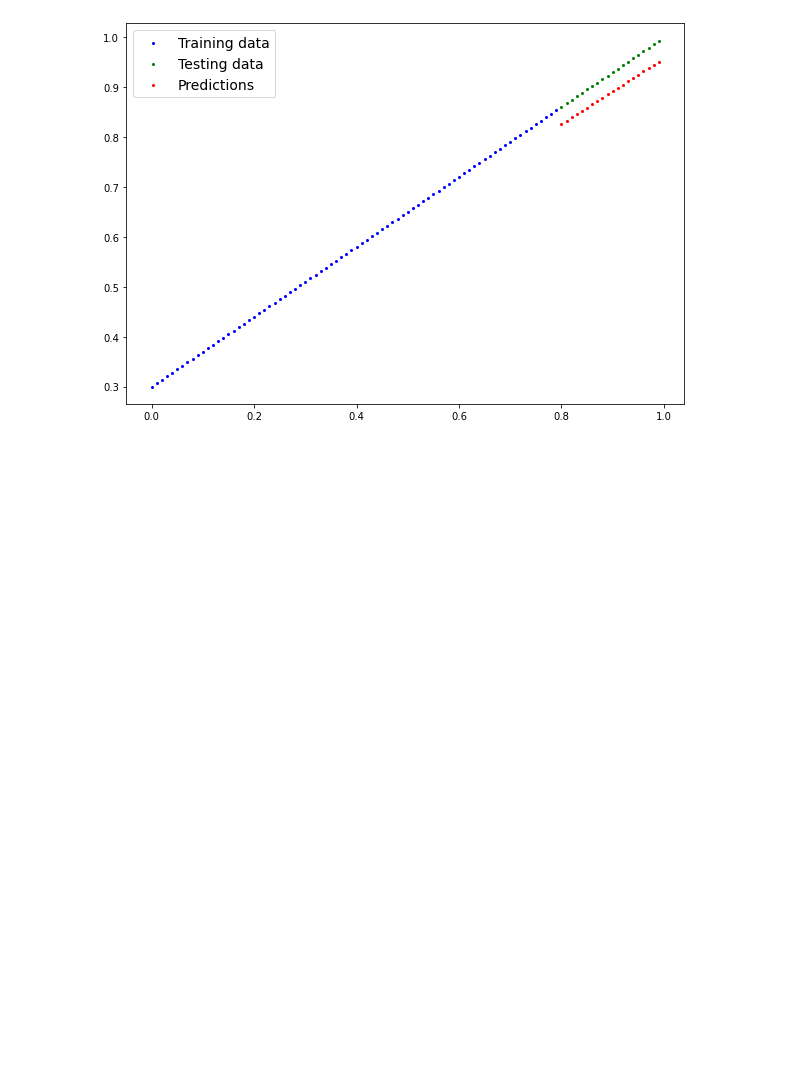
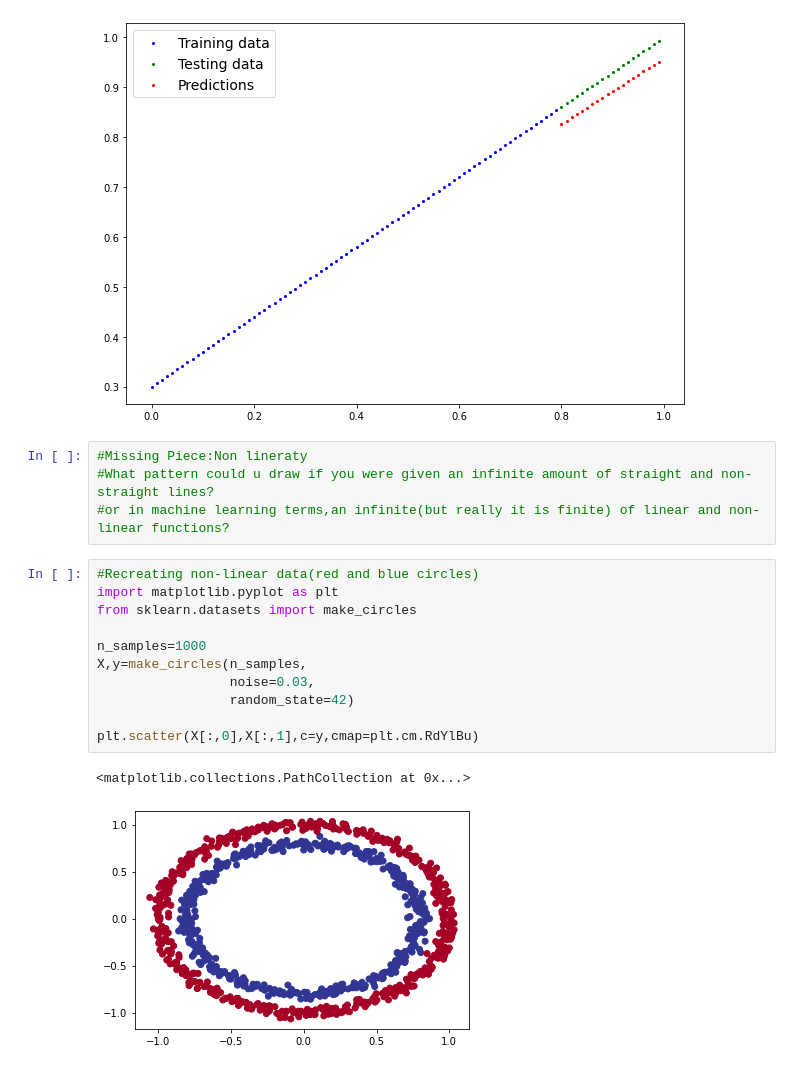
Before and after one commit to GirishHiremath/PyTorch, a Jupyter notebook: neural_network_classification_pytorch.ipynb, the cells around one changed output. Cells and saved outputs as stored; diff of their text form; blank space fills up the shorter version.

Commit message:
non-linear classification

```diff
--- a/neural_network_classification_pytorch.ipynb
+++ b/neural_network_classification_pytorch.ipynb
@@ -558,3 +556,21 @@ plot_predictions(train_data=X_train_regerssion,
                  predictions=y_preds)
 # %% [output]
 [figure]
+# %%
+#Missing Piece:Non lineraty
+#What pattern could u draw if you were given an infinite amount of straight and non-straight lines?
+#or in machine learning terms,an infinite(but really it is finite) of linear and non-linear functions?
+# %%
+#Recreating non-linear data(red and blue circles)
+import matplotlib.pyplot as plt
+from sklearn.datasets import make_circles
+
+n_samples=1000
+X,y=make_circles(n_samples,
+                 noise=0.03,
+                 random_state=42)
+
+plt.scatter(X[:,0],X[:,1],c=y,cmap=plt.cm.RdYlBu)
+# %% [output]
+<matplotlib.collections.PathCollection at 0x...>
+[figure, added]
```
Also changed, not shown: parts of 9 cells of this notebook.
